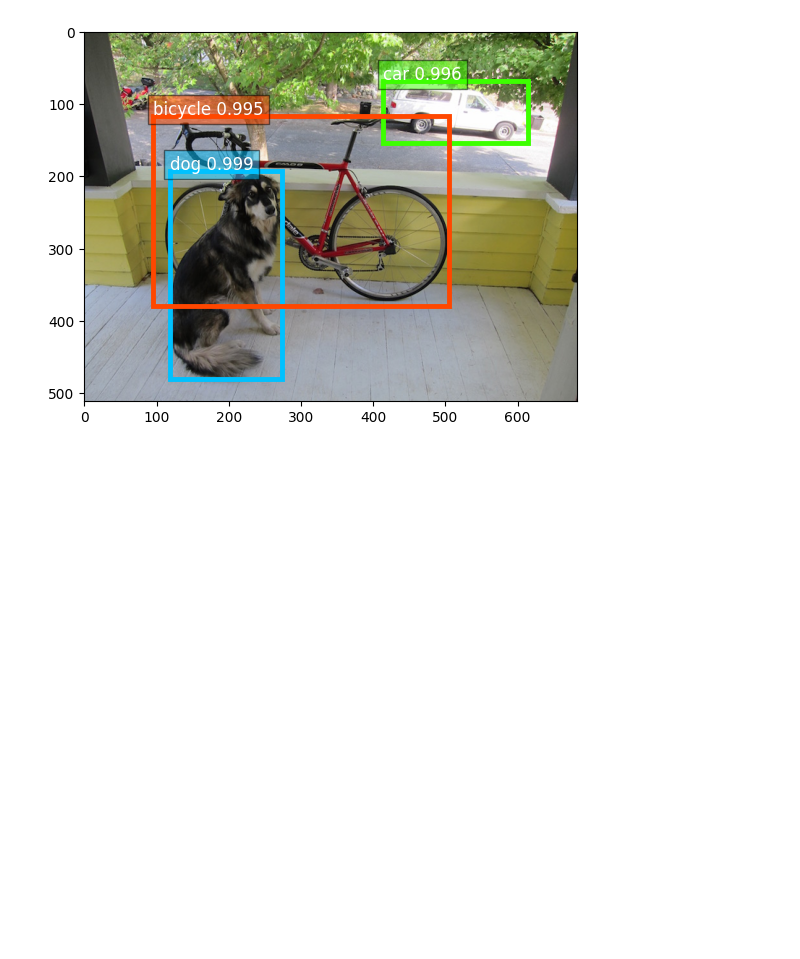
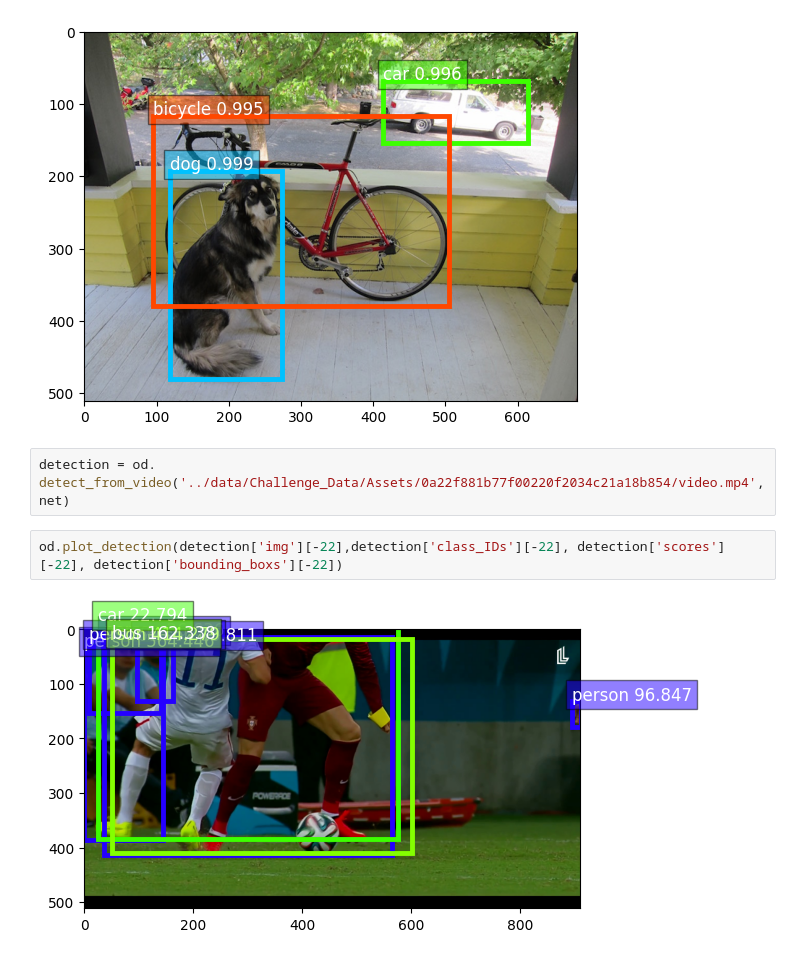
Before and after one commit to benkart-week-11/creative-optimisation-cv, a Jupyter notebook: notebooks/FeatureExtraction.ipynb, the cells around one changed output. Cells and saved outputs as stored; diff of their text form; blank space fills up the shorter version.

```diff
--- a/notebooks/ObjectDetection.ipynb
+++ b/notebooks/FeatureExtraction.ipynb
@@ -14,3 +17,9 @@ Shape of pre-processed image: (1, 3, 512, 683)
 od.plot_detection(img,class_IDs, scores, bounding_boxs)
 # %% [output]
 [figure]
+# %%
+detection = od. detect_from_video('../data/Challenge_Data/Assets/0a22f881b77f00220f2034c21a18b854/video.mp4',net)
+# %%
+od.plot_detection(detection['img'][-22],detection['class_IDs'][-22], detection['scores'][-22], detection['bounding_boxs'][-22])
+# %% [output]
+[figure, added]
```
Also changed, not shown: parts of 4 cells of this notebook, 5 other files.
